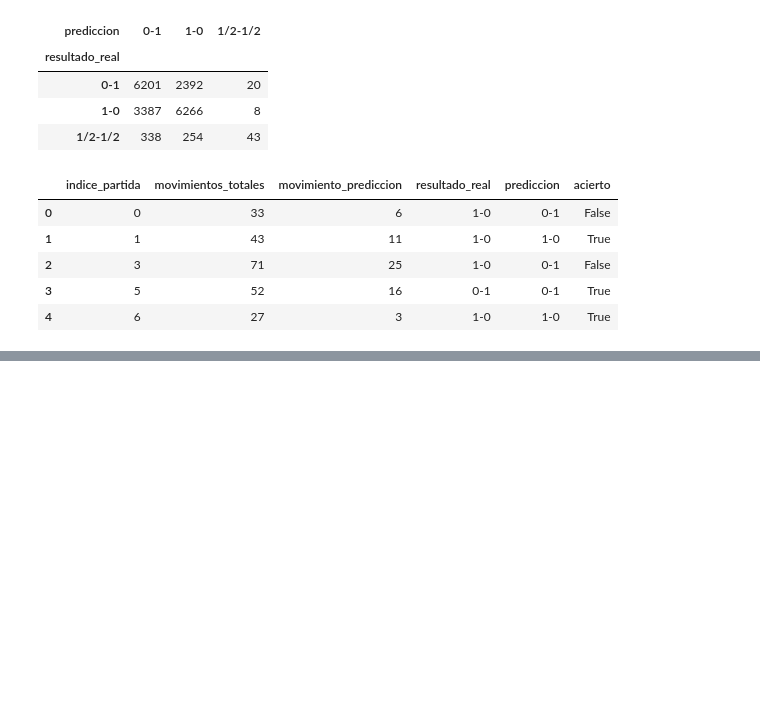
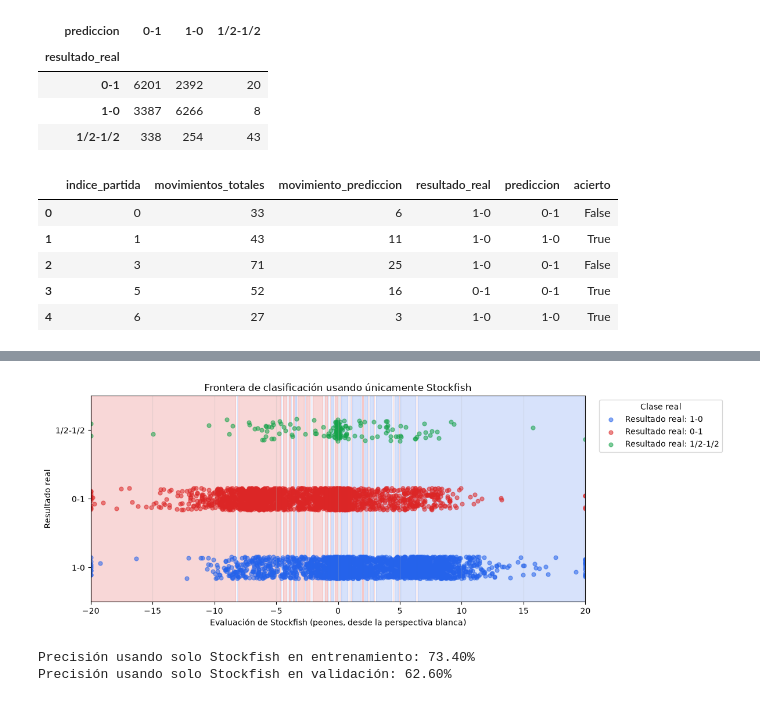
Before and after one commit to hbuelta/Decision-Trees-chess-, a Jupyter notebook: decision_tree_chess.ipynb, the cells around one changed output, grey strips where cells are left out. Drawn from its saved outputs; the diff is of its cells as text; code cells hidden in the pictures; blank space fills up the shorter version.

```diff
--- a/decision_tree_chess.ipynb
+++ b/decision_tree_chess.ipynb
@@ -1068,0 +1162,77 @@ Matriz de resultados reales frente a predichos:
+# %%
+CARACTERISTICA_STOCKFISH = "evaluacion_stockfish"
+
+X_train_stockfish = X_train[[CARACTERISTICA_STOCKFISH]]
+X_validation_stockfish = X_validation[[CARACTERISTICA_STOCKFISH]]
+
+parametros_stockfish = grid_search_bosque.best_params_.copy()
+parametros_stockfish["n_jobs"] = 1
+parametros_stockfish["random_state"] = 42
+modelo_solo_stockfish = RandomForestClassifier(**parametros_stockfish)
+modelo_solo_stockfish.fit(X_train_stockfish, y_train)
+
+limite_inferior = X_train_stockfish[CARACTERISTICA_STOCKFISH].min()
+limite_superior = X_train_stockfish[CARACTERISTICA_STOCKFISH].max()
+valores_stockfish = np.linspace(limite_inferior, limite_superior, 400)
+predicciones_stockfish = modelo_solo_stockfish.predict(
+    pd.DataFrame({CARACTERISTICA_STOCKFISH: valores_stockfish})
+)
+
+colores_clases = ["#2563eb", "#dc2626", "#16a34a"]
+figura, eje = plt.subplots(figsize=(12, 4.5))
+
+# Cada tramo vertical representa la clase predicha usando solo Stockfish.
+cambios_frontera = np.flatnonzero(predicciones_stockfish[1:] != predicciones_stockfish[:-1])
+inicios_tramos = np.r_[0, cambios_frontera + 1]
+finales_tramos = np.r_[cambios_frontera, len(valores_stockfish) - 1]
+for inicio_tramo, final_tramo in zip(inicios_tramos, finales_tramos):
+    clase_predicha = int(predicciones_stockfish[inicio_tramo])
+    eje.axvspan(
+        valores_stockfish[inicio_tramo],
+        valores_stockfish[final_tramo],
+        color=colores_clases[clase_predicha],
+        alpha=0.18,
+    )
+
+X_todas_stockfish = pd.concat([X_train_stockfish, X_validation_stockfish])
+y_todas_stockfish = pd.concat([y_train, y_validation])
+generador_aleatorio = np.random.default_rng(42)
+
+for clase, resultado in sorted(
+    ((clase, resultado) for resultado, clase in RESULTADO_A_CLASE.items()),
+):
+    mascara_real = y_todas_stockfish == clase
+    ruido_vertical = generador_aleatorio.uniform(-0.16, 0.16, mascara_real.sum())
+    posiciones_y = np.full(mascara_real.sum(), clase, dtype=float) + ruido_vertical
+    eje.scatter(
+        X_todas_stockfish.loc[mascara_real, CARACTERISTICA_STOCKFISH],
+        posiciones_y,
+        color=colores_clases[clase],
+        alpha=0.55,
+        s=24,
+        label=f"Resultado real: {resultado}",
+    )
+
+eje.set_xlabel("Evaluación de Stockfish (peones, desde la perspectiva blanca)")
+eje.set_ylabel("Resultado real")
+eje.set_yticks(list(RESULTADO_A_CLASE.values()))
+eje.set_yticklabels(list(RESULTADO_A_CLASE.keys()))
+eje.set_xlim(limite_inferior, limite_superior)
+eje.set_ylim(-0.5, 2.5)
+eje.set_title("Frontera de clasificación usando únicamente Stockfish")
+eje.grid(axis="x", alpha=0.25)
+eje.legend(title="Clase real", bbox_to_anchor=(1.02, 1), loc="upper left")
+figura.tight_layout()
+plt.show()
+
+precision_stockfish_train = modelo_solo_stockfish.score(X_train_stockfish, y_train)
+precision_stockfish_validation = modelo_solo_stockfish.score(
+    X_validation_stockfish,
+    y_validation,
+)
+print(f"Precisión usando solo Stockfish en entrenamiento: {precision_stockfish_train:.2%}")
+print(f"Precisión usando solo Stockfish en validación: {precision_stockfish_validation:.2%}")
+# %% [output]
+[figure, added]
+Precisión usando solo Stockfish en entrenamiento: 73.40%
+Precisión usando solo Stockfish en validación: 62.60%
```
Also changed, not shown: parts of 6 cells of this notebook.
